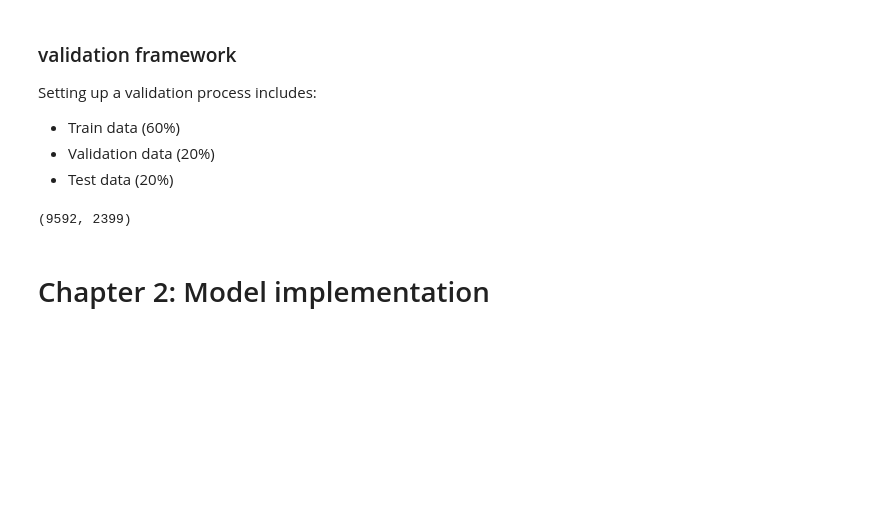
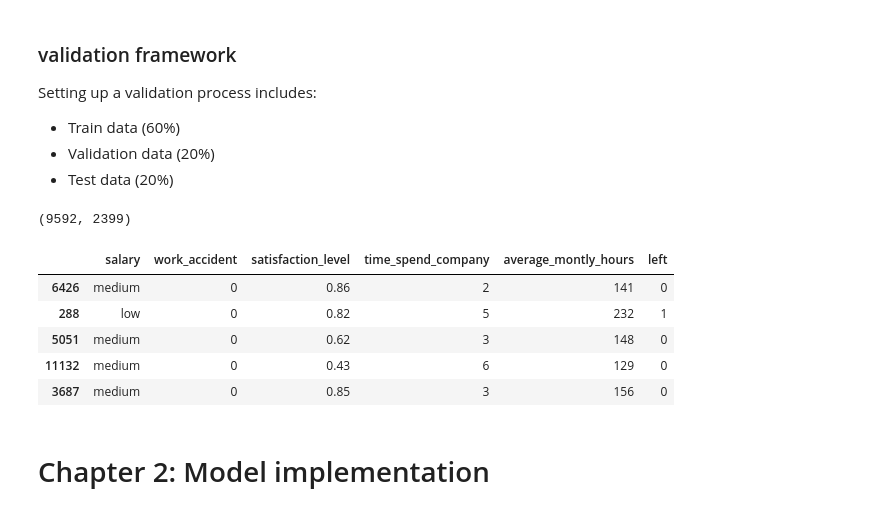
Before and after one commit to kumaekiku/itit23iu21_ml_platforms, a Jupyter notebook: applied_nb.ipynb, the cells around one changed output. Saved outputs shown, nothing was run; the diff lists cells and outputs as text; code cells hidden in the pictures; blank space fills up the shorter version.

```diff
--- a/applied_nb.ipynb
+++ b/applied_nb.ipynb
@@ -177,6 +177,10 @@ $\to$ The correlation matrix tells us that, only features like satisfaction_leve
 # features will be used in prediction
 categorical = ["salary", "work_accident"]
 numerical = ["satisfaction_level", "time_spend_company", "average_montly_hours"]
+target = "left"
+
+variables = categorical + numerical
+variables.append(target)
 # %% [markdown]
 ### outliers
 # %%
@@ -199,10 +203,19 @@ Setting up a validation process includes:
 - Test data (20%)
 # %%
 # spliting data
-df_full_train, df_test = train_test_split(df, test_size=0.2, random_state=42)
+df_full_train, df_test = train_test_split(df[variables], test_size=0.2, random_state=42)
 len(df_full_train), len(df_test)
 # %% [output]
 (9592, 2399)
+# %%
+df_full_train.head()
+# %% [output]
+|  | salary | work_accident | satisfaction_level | time_spend_company | average_montly_hours | left |
+| 6426 | medium | 0 | 0.86 | 2 | 141 | 0 |
+| 288 | low | 0 | 0.82 | 5 | 232 | 1 |
+| 5051 | medium | 0 | 0.62 | 3 | 148 | 0 |
+| 11132 | medium | 0 | 0.43 | 6 | 129 | 0 |
+| 3687 | medium | 0 | 0.85 | 3 | 156 | 0 |
 # %% [markdown]
 # Chapter 2: Model implementation
 # %%
```
Also changed, not shown: parts of 6 cells of this notebook, 1 other file.
